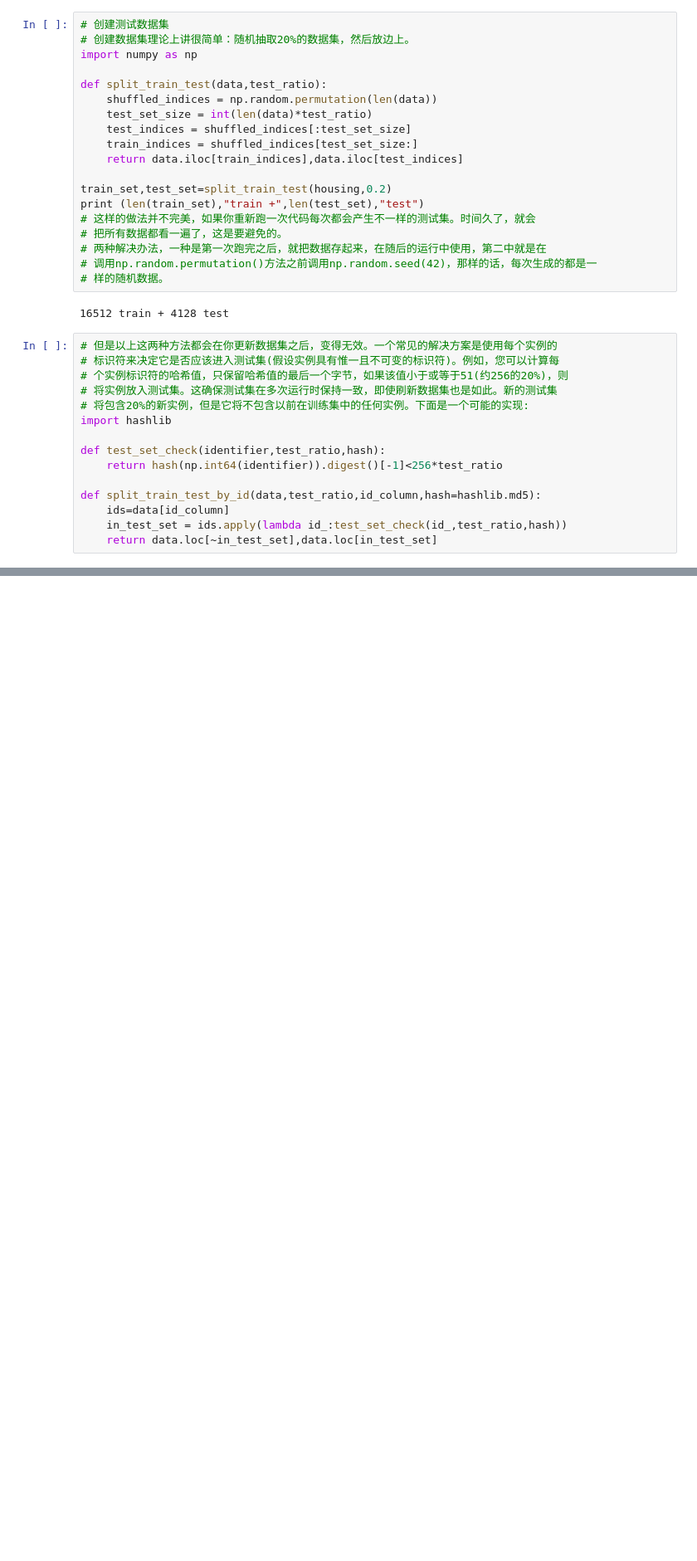
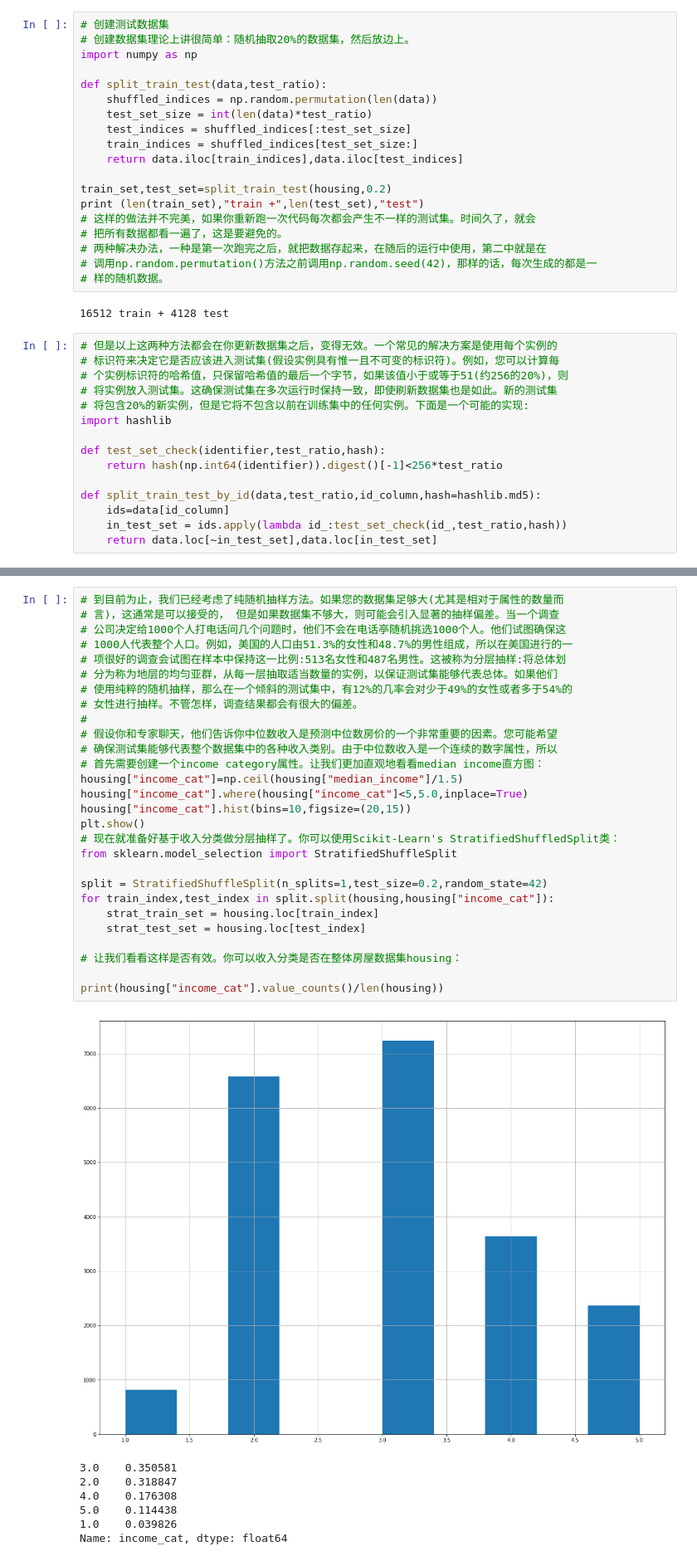
Before and after one commit to wangrui-spiderNet/AI-, a Jupyter notebook: code/housing_price_predict.ipynb, the cells around one changed output, grey strips where cells are left out. Shown at 83% size. Cells and saved outputs as stored; diff of their text form; blank space fills up the shorter version.

```diff
--- a/code/housing_price_predict.ipynb
+++ b/code/housing_price_predict.ipynb
@@ -173,0 +195,36 @@ from sklearn.model_selection im
+# %%
+# 到目前为止，我们已经考虑了纯随机抽样方法。如果您的数据集足够大(尤其是相对于属性的数量而
+# 言)，这通常是可以接受的， 但是如果数据集不够大，则可能会引入显著的抽样偏差。当一个调查
+# 公司决定给1000个人打电话问几个问题时，他们不会在电话亭随机挑选1000个人。他们试图确保这
+# 1000人代表整个人口。例如，美国的人口由51.3%的女性和48.7%的男性组成，所以在美国进行的一
+# 项很好的调查会试图在样本中保持这一比例:513名女性和487名男性。这被称为分层抽样:将总体划
+# 分为称为地层的均匀亚群，从每一层抽取适当数量的实例，以保证测试集能够代表总体。如果他们
+# 使用纯粹的随机抽样，那么在一个倾斜的测试集中，有12%的几率会对少于49%的女性或者多于54%的
+# 女性进行抽样。不管怎样，调查结果都会有很大的偏差。
+#
+# 假设你和专家聊天，他们告诉你中位数收入是预测中位数房价的一个非常重要的因素。您可能希望
+# 确保测试集能够代表整个数据集中的各种收入类别。由于中位数收入是一个连续的数字属性，所以
+# 首先需要创建一个income category属性。让我们更加直观地看看median income直方图：
+housing["income_cat"]=np.ceil(housing["median_income"]/1.5)
+housing["income_cat"].where(housing["income_cat"]<5,5.0,inplace=True)
+housing["income_cat"].hist(bins=10,figsize=(20,15))
+plt.show()
+# 现在就准备好基于收入分类做分层抽样了。你可以使用Scikit-Learn's StratifiedShuffledSplit类：
+from sklearn.model_selection import StratifiedShuffleSplit
+
+split = StratifiedShuffleSplit(n_splits=1,test_size=0.2,random_state=42)
+for train_index,test_index in split.split(housing,housing["income_cat"]):
+    strat_train_set = housing.loc[train_index]
+    strat_test_set = housing.loc[test_index]
+
+# 让我们看看这样是否有效。你可以收入分类是否在整体房屋数据集housing：
+
+print(housing["income_cat"].value_counts()/len(housing))
+# %% [output]
+[figure, added]
+3.0    0.350581
+2.0    0.318847
+4.0    0.176308
+5.0    0.114438
+1.0    0.039826
+Name: income_cat, dtype: float64
```
Also changed, not shown: parts of 4 cells of this notebook, 1 other file.
